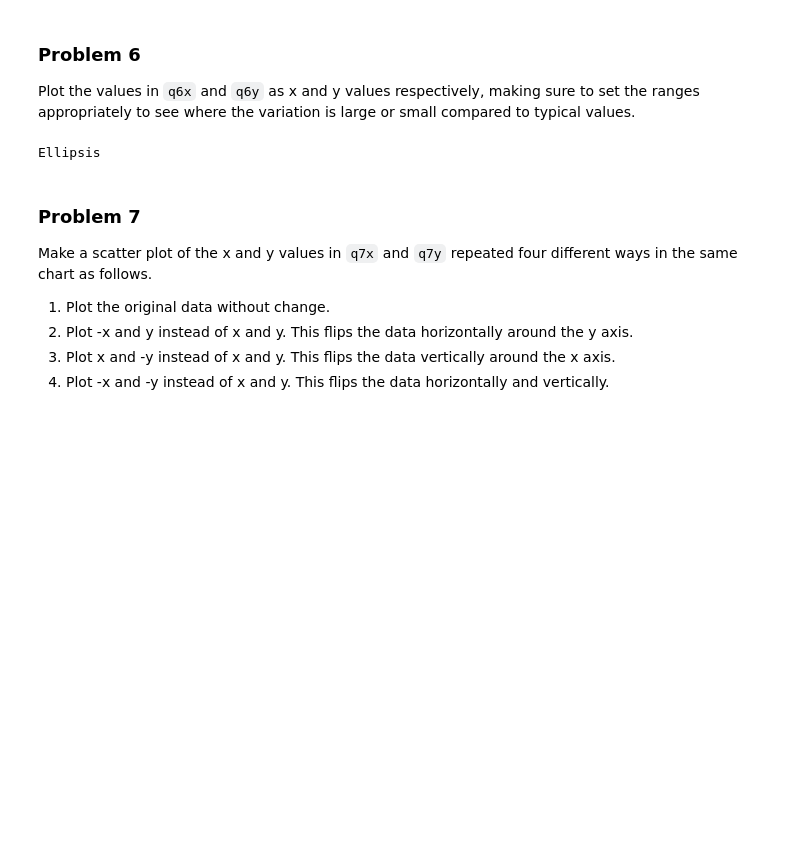
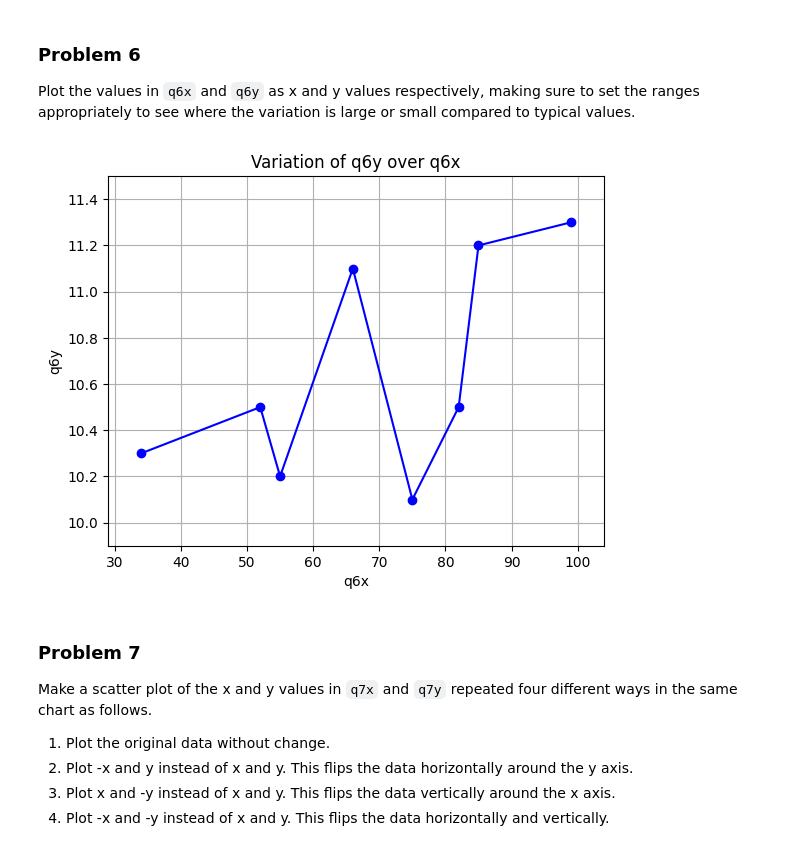
Before and after one commit to JCameronH/dx602-homework-05, a Jupyter notebook: homework.ipynb, the cells around one changed output. Saved outputs shown, nothing was run; the diff lists cells and outputs as text; code cells hidden in the pictures; blank space fills up the shorter version.

```diff
--- a/homework.ipynb
+++ b/homework.ipynb
@@ -199,12 +199,20 @@ Plot the values in `q6x` and `q6y` as x and y values respectively, making sure t
 
 q6x = [34, 52, 55, 66, 75, 82, 85, 99]
 q6y = [10.3, 10.5, 10.2, 11.1, 10.1, 10.5, 11.2, 11.3]
-# %%
-# YOUR CHANGES HERE
-
-...
-# %% [output]
-Ellipsis
+# %%
+plt.plot(q6x, q6y, marker='o', linestyle='-', color='blue')
+plt.title("Variation of q6y over q6x")
+plt.xlabel("q6x")
+plt.ylabel("q6y")
+
+
+plt.xlim(min(q6x) - 5, max(q6x) + 5)
+plt.ylim(min(q6y) - 0.2, max(q6y) + 0.2)
+
+plt.grid(True)
+plt.show()
+# %% [output]
+[figure, added]
 # %% [markdown]
 ### Problem 7
 
```
